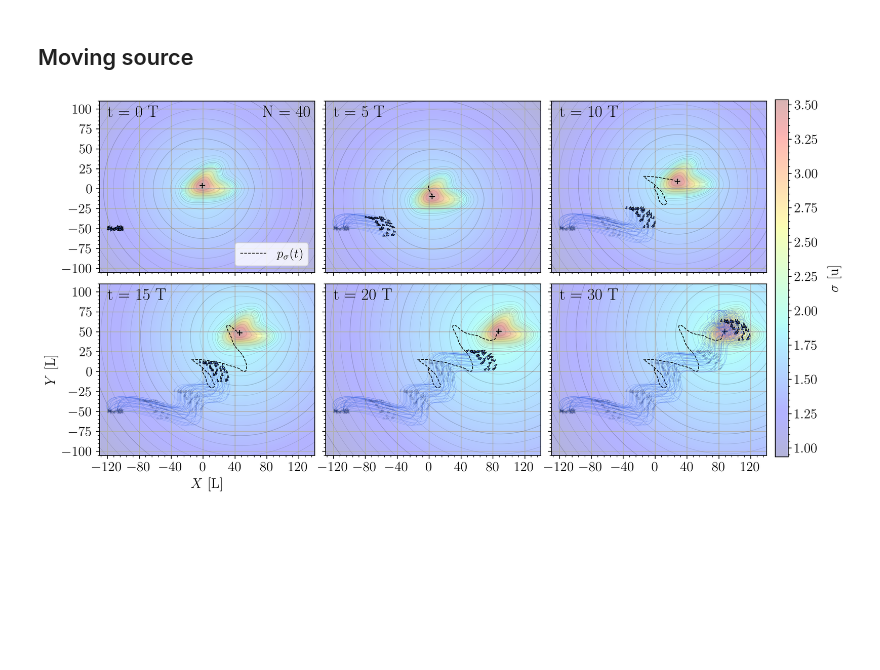
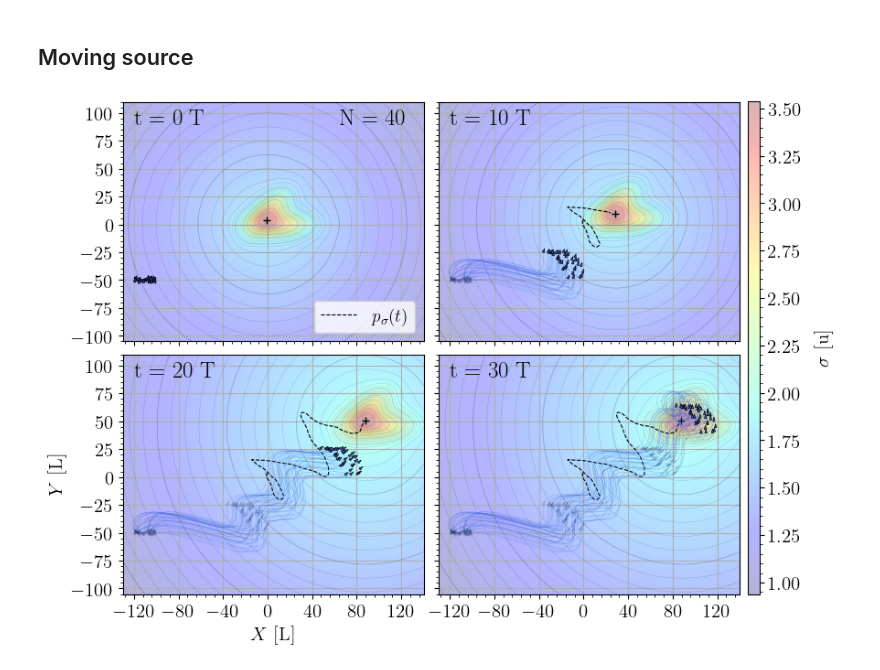
Before and after one commit to jesusBV20/source_seeking_distr, a Jupyter notebook: notebooks/simulations_centralized.ipynb, the cells around one changed output. Saved outputs shown, nothing was run; the diff lists cells and outputs as text; code cells hidden in the pictures; blank space fills up the shorter version.

Commit message:
lq images

```diff
--- a/notebooks/simulations_centralized.ipynb
+++ b/notebooks/simulations_centralized.ipynb
@@ -183,16 +183,16 @@ plt.show()
 # %%
 # ---- SI simulation (plot)
 
 # Load previously saved simulation data from the specified file
 simulation_data, settings = load_sim(SIMDATA_FILE_GAME, debug=False)
 
 # Initialize the plotter with the loaded simulation data
 plotter = PlotterSimData2Uny(simulation_data, settings,
-                         dpi=300, figsize=(13,7), xlims=[-130,140], ylims=[-105,110])
+                         dpi=100, figsize=(8.7,7), xlims=[-130,140], ylims=[-105,110])
 
 # Generate and display the plot
-ax = plotter.draw(t_list=[0,5,10,15,20,30])
+ax = plotter.draw(t_list=[0,10,20,30])
 
 plt.show()
 # %% [output]
-[figure, old version]
+[figure, new version]
```
Also changed, not shown: 1 other file.
